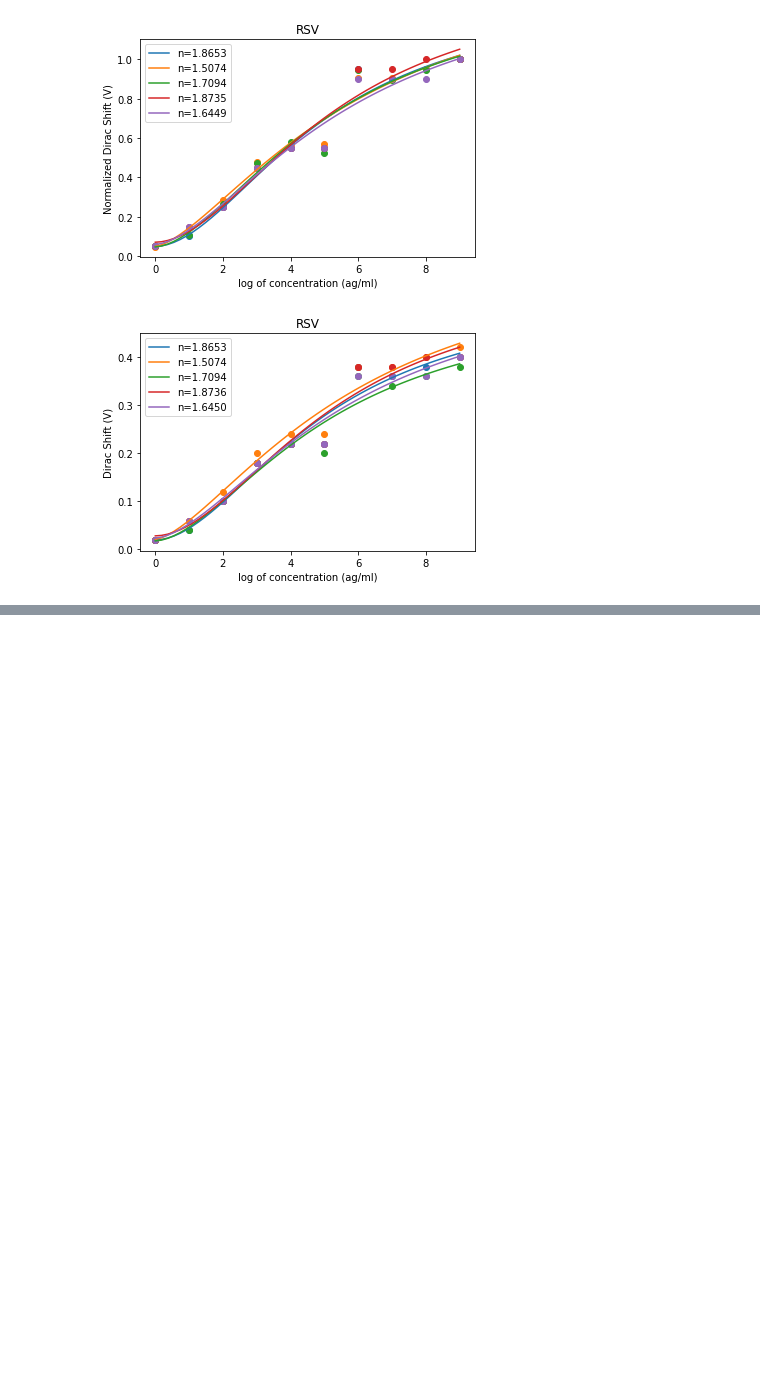
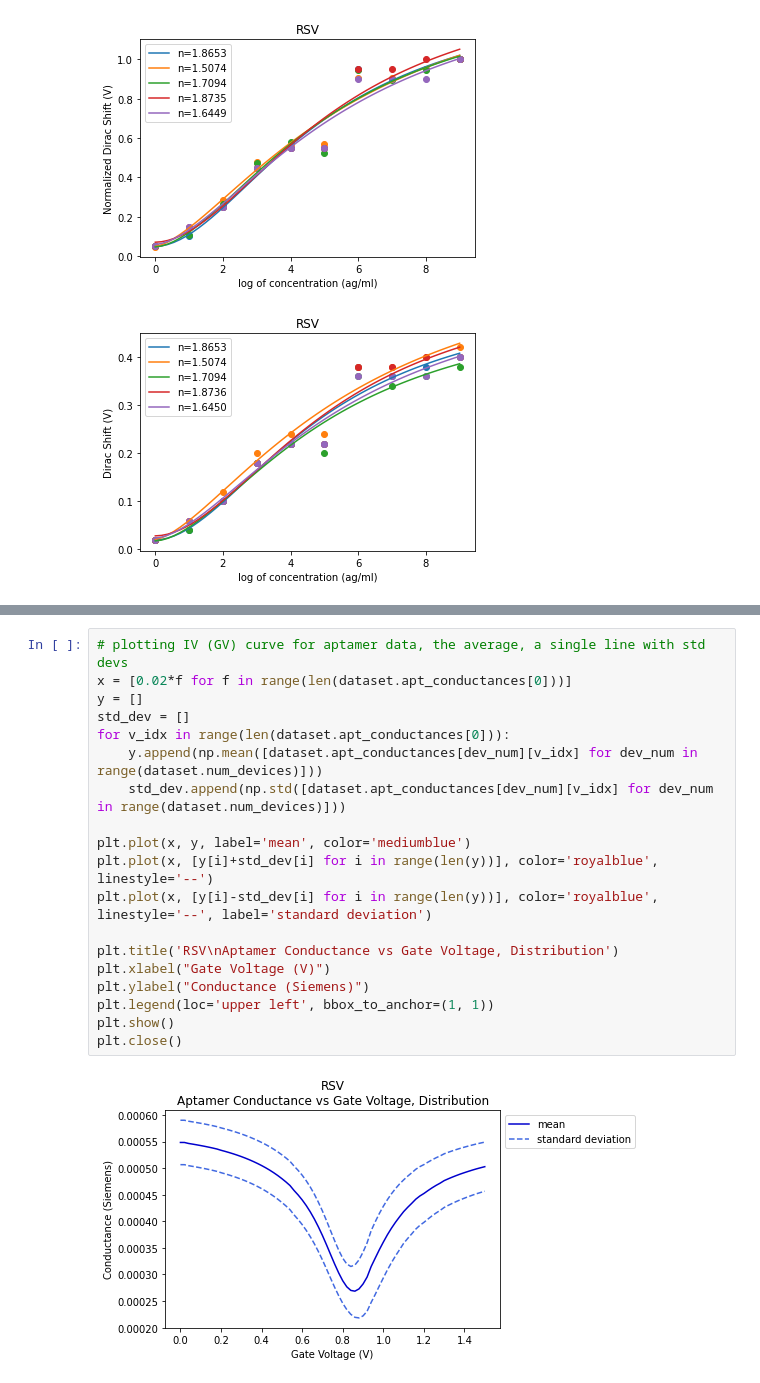
Before and after one commit to jlupoiii/GFET-covid-flu, a Jupyter notebook: main.ipynb, the cells around one changed output, grey strips where cells are left out. Saved outputs shown, nothing was run; the diff lists cells and outputs as text; blank space fills up the shorter version.

```diff
--- a/main.ipynb
+++ b/main.ipynb
@@ -648,0 +660,21 @@ plt.close()
+# %%
+# plotting IV (GV) curve for aptamer data, the average, a single line with std devs
+x = [0.02*f for f in range(len(dataset.apt_conductances[0]))]
+y = []
+std_dev = []
+for v_idx in range(len(dataset.apt_conductances[0])):
+    y.append(np.mean([dataset.apt_conductances[dev_num][v_idx] for dev_num in range(dataset.num_devices)]))
+    std_dev.append(np.std([dataset.apt_conductances[dev_num][v_idx] for dev_num in range(dataset.num_devices)]))
+
+plt.plot(x, y, label='mean', color='mediumblue')
+plt.plot(x, [y[i]+std_dev[i] for i in range(len(y))], color='royalblue', linestyle='--')
+plt.plot(x, [y[i]-std_dev[i] for i in range(len(y))], color='royalblue', linestyle='--', label='standard deviation')
+
+plt.title('RSV\nAptamer Conductance vs Gate Voltage, Distribution')
+plt.xlabel("Gate Voltage (V)")
+plt.ylabel("Conductance (Siemens)")
+plt.legend(loc='upper left', bbox_to_anchor=(1, 1))
+plt.show()
+plt.close()
+# %% [output]
+[figure, added]
```
Also changed, not shown: parts of 6 cells of this notebook.
